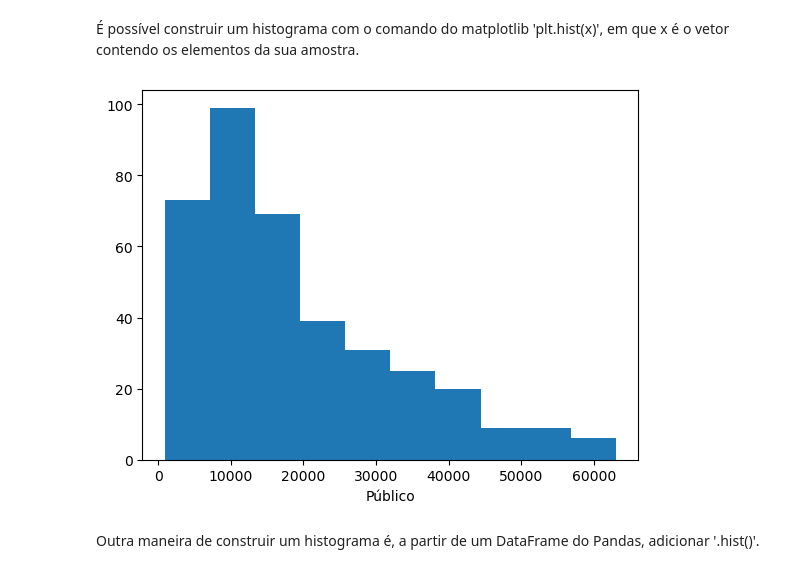
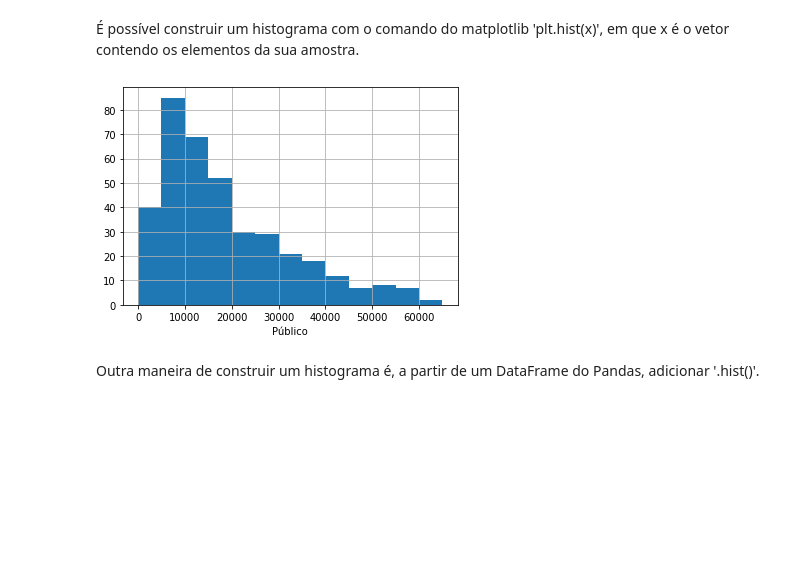
Before and after one commit to sofialora/BasesComputacionais, a Jupyter notebook: aula7/Estatistica.ipynb, the cells around one changed output. Saved outputs shown, nothing was run; the diff lists cells and outputs as text; code cells hidden in the pictures; blank space fills up the shorter version.

```diff
--- a/aula7/Estatistica.ipynb
+++ b/aula7/Estatistica.ipynb
@@ -456,12 +475,13 @@ Para construir um histograma, divide-se a faixa numérica da variável em interv
 # %%
 import matplotlib.pyplot as plt
 
 plt.figure()
-plt.hist(tabela['Público'])
+plt.hist(tabela['Público'], bins=np.arange(0, 70000, 5000))
 plt.xlabel('Público')
+plt.grid()
 plt.show()
 # %% [output]
-[figure, old version]
+[figure, new version]
 # %% [markdown]
 Outra maneira de construir um histograma é, a partir de um DataFrame do Pandas, adicionar '.hist()'.
 # %%
```
Also changed, not shown: parts of 13 cells of this notebook.
